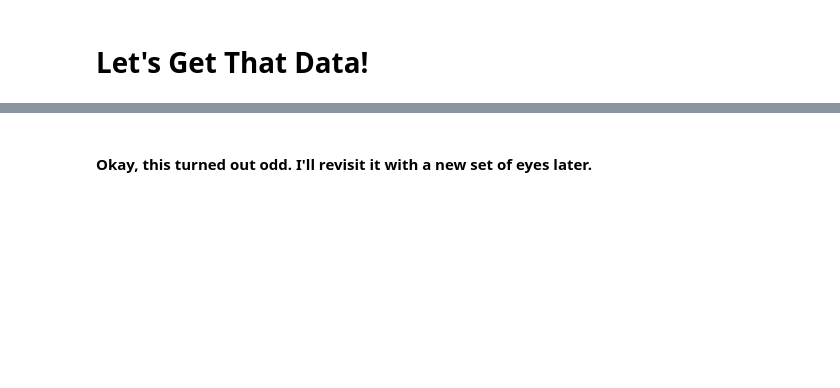
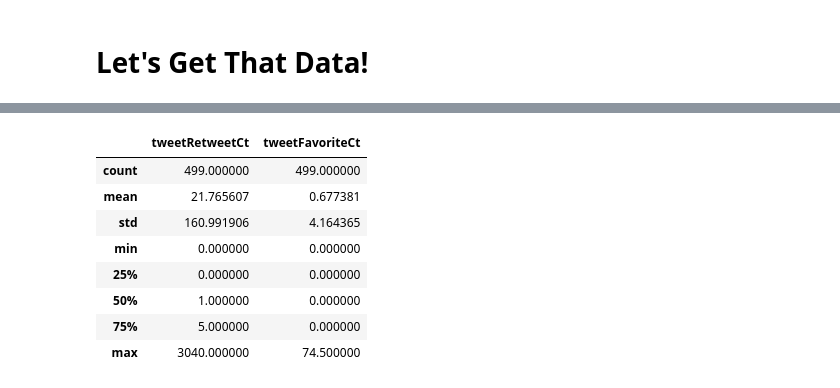
Before and after one commit to Data-Science-for-Linguists/Dog_vs_Cat_Neologisms_on_Twitter, a Jupyter notebook: Project.ipynb, the cells around one changed output, grey strips where cells are left out. Drawn from its saved outputs; the diff is of its cells as text; code cells hidden in the pictures; blank space fills up the shorter version.

```diff
--- a/Project.ipynb
+++ b/Project.ipynb
@@ -267,2 +299,12 @@ pop_dog
-# %% [markdown]
-#### Okay, this turned out odd. I'll revisit it with a new set of eyes later.
+# %%
+pop_cat.describe()
+# %% [output]
+|  | tweetRetweetCt | tweetFavoriteCt |
+| count | 499.000000 | 499.000000 |
+| mean | 21.765607 | 0.677381 |
+| std | 160.991906 | 4.164365 |
+| min | 0.000000 | 0.000000 |
+| 25% | 0.000000 | 0.000000 |
+| 50% | 1.000000 | 0.000000 |
+| 75% | 5.000000 | 0.000000 |
+| max | 3040.000000 | 74.500000 |
```
Also changed, not shown: parts of 25 cells of this notebook, 1 other file.
